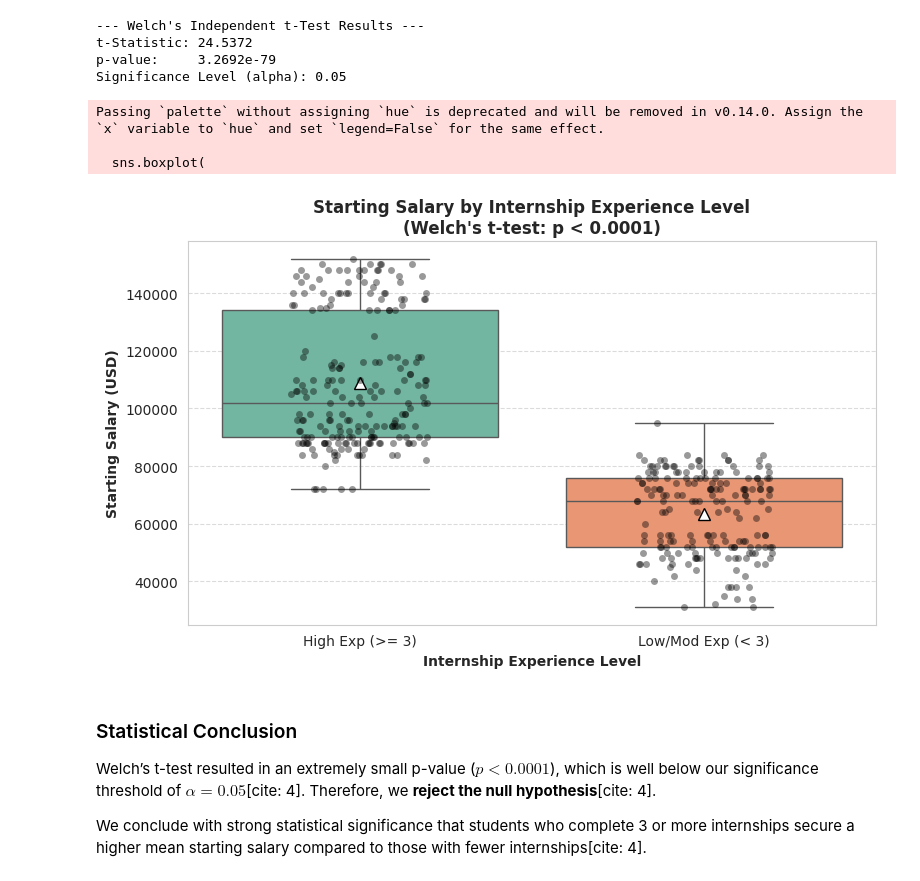
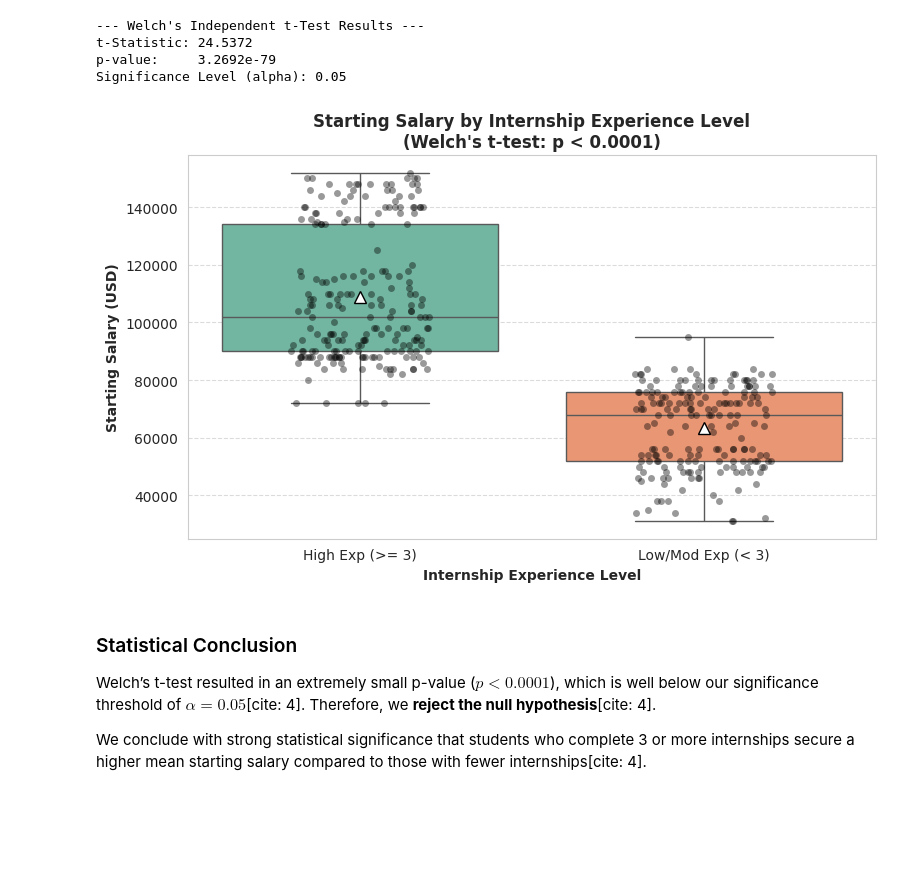
Before and after one commit to Ulturaa/CSMODEL_MCO, a Jupyter notebook: TotallyStats_MCO2.ipynb, the cells around one changed output. Drawn from its saved outputs; the diff is of its cells as text; code cells hidden in the pictures; blank space fills up the shorter version.

```diff
--- a/TotallyStats_MCO2.ipynb
+++ b/TotallyStats_MCO2.ipynb
@@ -869,40 +869,39 @@ ecs_df["Internship_Group"] = ecs_df["Internships_Completed"].apply(
 # 2. Set up the figure (Counts as 1 Figure toward your 15-figure limit!)
 plt.figure(figsize=(8, 5))
 
-# 3. Create Boxplot combined with Stripplot to show both distribution and raw data
+# 3. Create Boxplot combined with Stripplot (Updated to remove Seaborn warning!)
 sns.boxplot(
     data=ecs_df,
     x="Internship_Group",
     y="Starting_Salary",
+    hue="Internship_Group",  # Added to fix the warning
     palette="Set2",
+    legend=False,            # Added to prevent duplicate legends
     showmeans=True,  # Shows the mean as a triangle marker
     meanprops={"marker":"^", "markerfacecolor":"white", "markeredgecolor":"black", "markersize":"8"}
 )
 sns.stripplot(
     data=ecs_df,
     x="Internship_Group",
     y="Starting_Salary",
     color="black",
     alpha=0.4,
     jitter=0.2
 )
 
 # 4. Customize labels and titles
 plt.title("Starting Salary by Internship Experience Level\n(Welch's t-test: p < 0.0001)", fontsize=12, fontweight="bold")
 plt.xlabel("Internship Experience Level", fontweight="bold")
 plt.ylabel("Starting Salary (USD)", fontweight="bold")
 plt.grid(axis="y", linestyle="--", alpha=0.7)
 
 # Clean up temporary column
 ecs_df.drop(columns=["Internship_Group"], inplace=True)
 
 plt.tight_layout()
 plt.show()
 # %% [output]
-Passing `palette` without assigning `hue` is deprecated and will be removed in v0.14.0. Assign the `x` variable to `hue` and set `legend=False` for the same effect.
-
-  sns.boxplot(
-[figure, old version]
+[figure, new version]
 # %% [markdown]
 ### Statistical Conclusion
 
```
Also changed, not shown: parts of 2 cells of this notebook.
